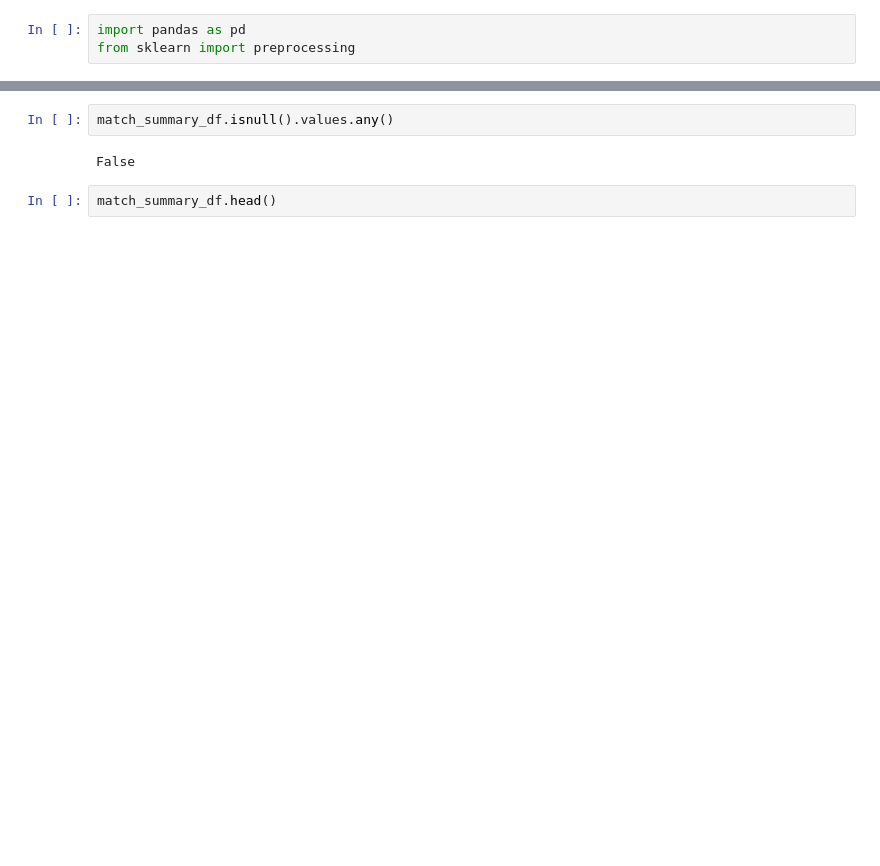
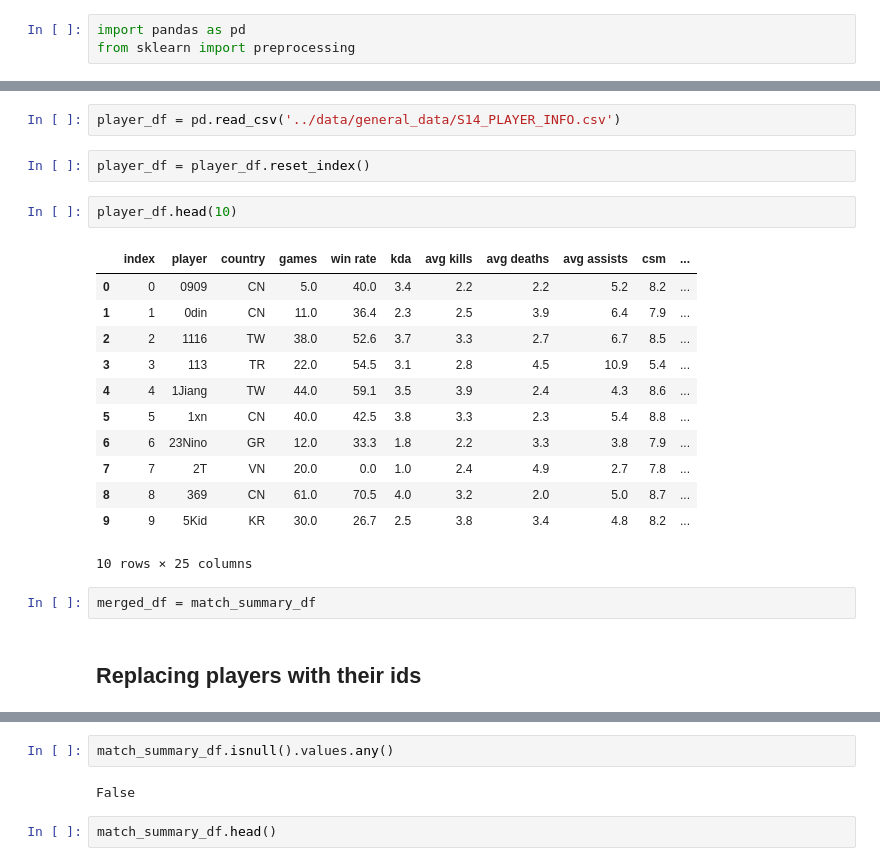
Before and after one commit to JoshuaWacks/lolLiveScorePredictor, a Jupyter notebook: post_champ_predictor/creating_features.ipynb, the cells around one changed output, grey strips where cells are left out. Saved outputs shown, nothing was run; the diff lists cells and outputs as text; blank space fills up the shorter version.

```diff
--- a/post_champ_predictor/creating_features.ipynb
+++ b/post_champ_predictor/creating_features.ipynb
@@ -6,0 +175,23 @@ match_summary_df = match_summary_df.loc[:, match_summary_df.columns != 'mvp']
+# %%
+player_df = pd.read_csv('../data/general_data/S14_PLAYER_INFO.csv')
+# %%
+player_df = player_df.reset_index()
+# %%
+player_df.head(10)
+# %% [output]
+|  | index | player | country | games | win rate | kda | avg kills | avg deaths | avg assists | csm | ... |
+| 0 | 0 | 0909 | CN | 5.0 | 40.0 | 3.4 | 2.2 | 2.2 | 5.2 | 8.2 | ... |
+| 1 | 1 | 0din | CN | 11.0 | 36.4 | 2.3 | 2.5 | 3.9 | 6.4 | 7.9 | ... |
+| 2 | 2 | 1116 | TW | 38.0 | 52.6 | 3.7 | 3.3 | 2.7 | 6.7 | 8.5 | ... |
+| 3 | 3 | 113 | TR | 22.0 | 54.5 | 3.1 | 2.8 | 4.5 | 10.9 | 5.4 | ... |
+| 4 | 4 | 1Jiang | TW | 44.0 | 59.1 | 3.5 | 3.9 | 2.4 | 4.3 | 8.6 | ... |
+| 5 | 5 | 1xn | CN | 40.0 | 42.5 | 3.8 | 3.3 | 2.3 | 5.4 | 8.8 | ... |
+| 6 | 6 | 23Nino | GR | 12.0 | 33.3 | 1.8 | 2.2 | 3.3 | 3.8 | 7.9 | ... |
+| 7 | 7 | 2T | VN | 20.0 | 0.0 | 1.0 | 2.4 | 4.9 | 2.7 | 7.8 | ... |
+| 8 | 8 | 369 | CN | 61.0 | 70.5 | 4.0 | 3.2 | 2.0 | 5.0 | 8.7 | ... |
+| 9 | 9 | 5Kid | KR | 30.0 | 26.7 | 2.5 | 3.8 | 3.4 | 4.8 | 8.2 | ... |
+10 rows × 25 columns
+# %%
+merged_df = match_summary_df
+# %% [markdown]
+## Replacing players with their ids
```
Also changed, not shown: parts of 60 cells of this notebook, 1 other file.
